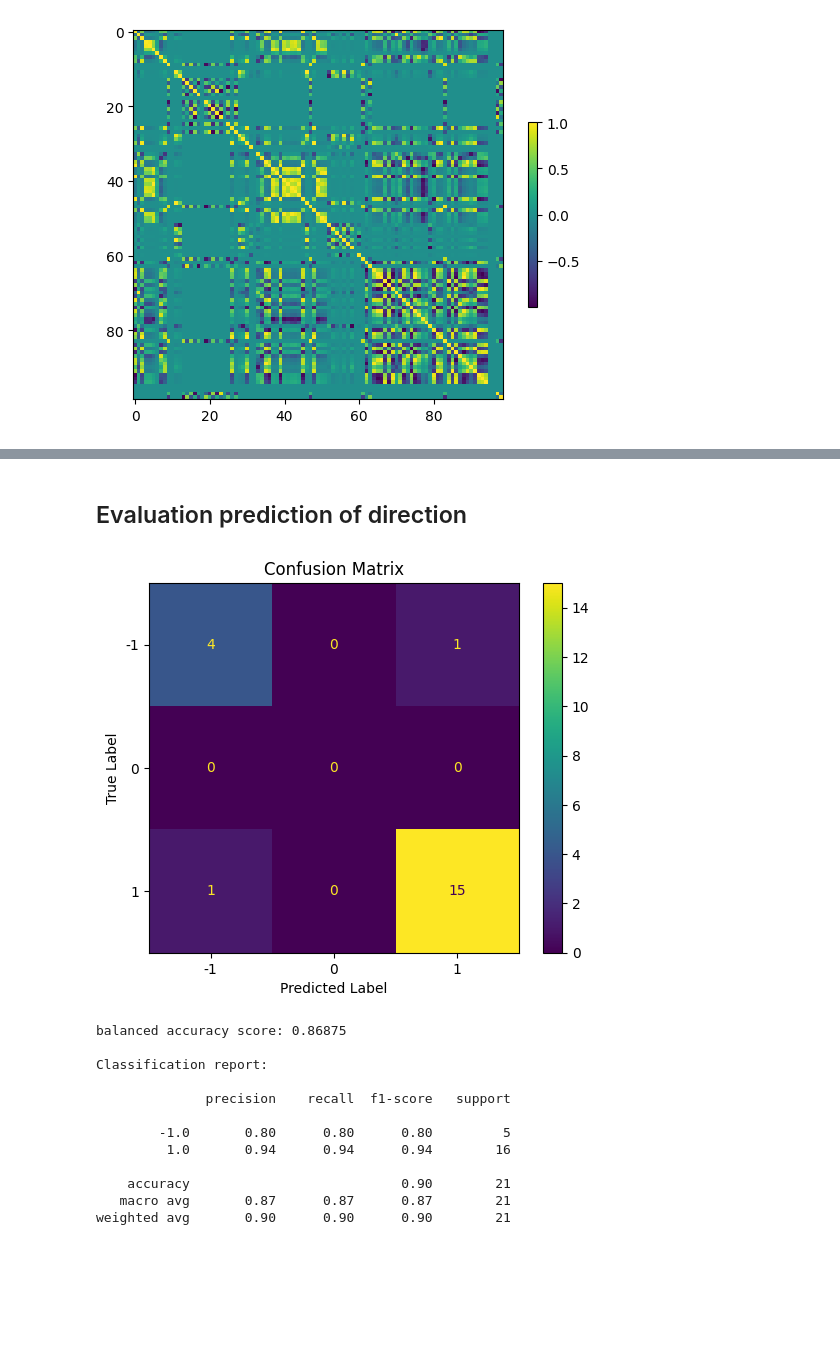
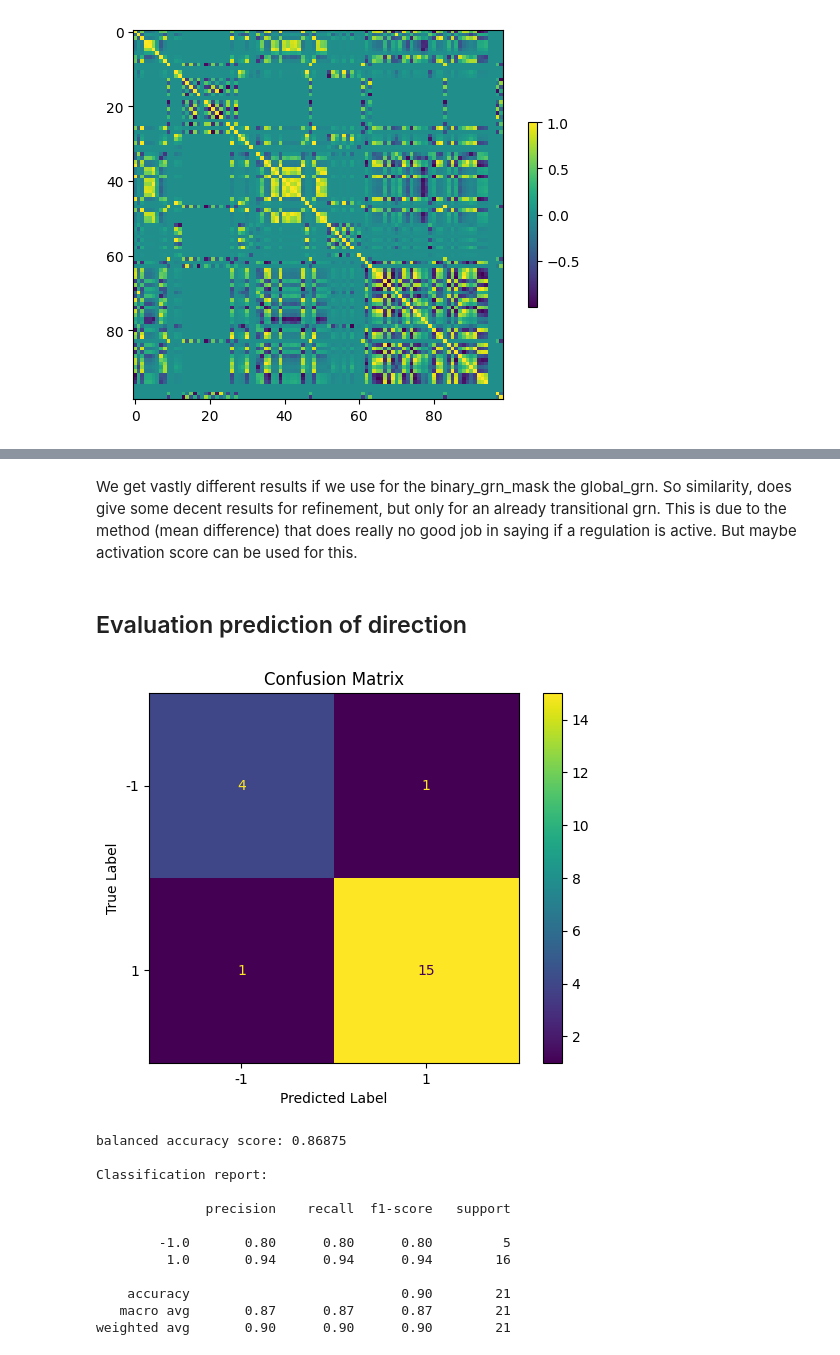
Before and after one commit to DavidWild02/BachelorThesis-ML-Gene-Interactions, a Jupyter notebook: src/EvaluationWithSytnthData.ipynb, the cells around one changed output, grey strips where cells are left out. Drawn from its saved outputs; the diff is of its cells as text; code cells hidden in the pictures; blank space fills up the shorter version.

```diff
--- a/src/EvaluationWithSytnthData.ipynb
+++ b/src/EvaluationWithSytnthData.ipynb
@@ -61,23 +66,27 @@ active_gene_indices = np.argwhere(binary_grn_mask)
 
 similarity_values = similarity_matrix[binary_grn_mask]
 grn_values = transition_grn[binary_grn_mask]
+# %% [markdown]
+We get vastly different results if we use for the binary_grn_mask the global_grn. So similarity, does give some decent results for refinement, but only for an already transitional grn. This is due to the method (mean difference) that does really no good job in saying if a regulation is active. But maybe activation score can be used for this.
 # %% [markdown]
 ## Evaluation prediction of direction
 # %%
 from sklearn.metrics import ConfusionMatrixDisplay
 
 directions_true = np.sign(grn_values)
 directions_pred = np.sign(similarity_values)
 
-labels = [-1, 0, 1]
+assert not np.any(directions_pred == 0), "One of the predictions is 0"
+
+labels = [-1, 1]
 
 ConfusionMatrixDisplay.from_predictions(directions_true, directions_pred, labels=labels)
 plt.title("Confusion Matrix")
 plt.xlabel("Predicted Label")
 plt.ylabel("True Label")
 plt.show()
 # %% [output]
-[figure, old version]
+[figure, new version]
 # %%
 from sklearn.metrics import balanced_accuracy_score, classification_report
 
```
Also changed, not shown: parts of 14 cells of this notebook, 3 other files.
